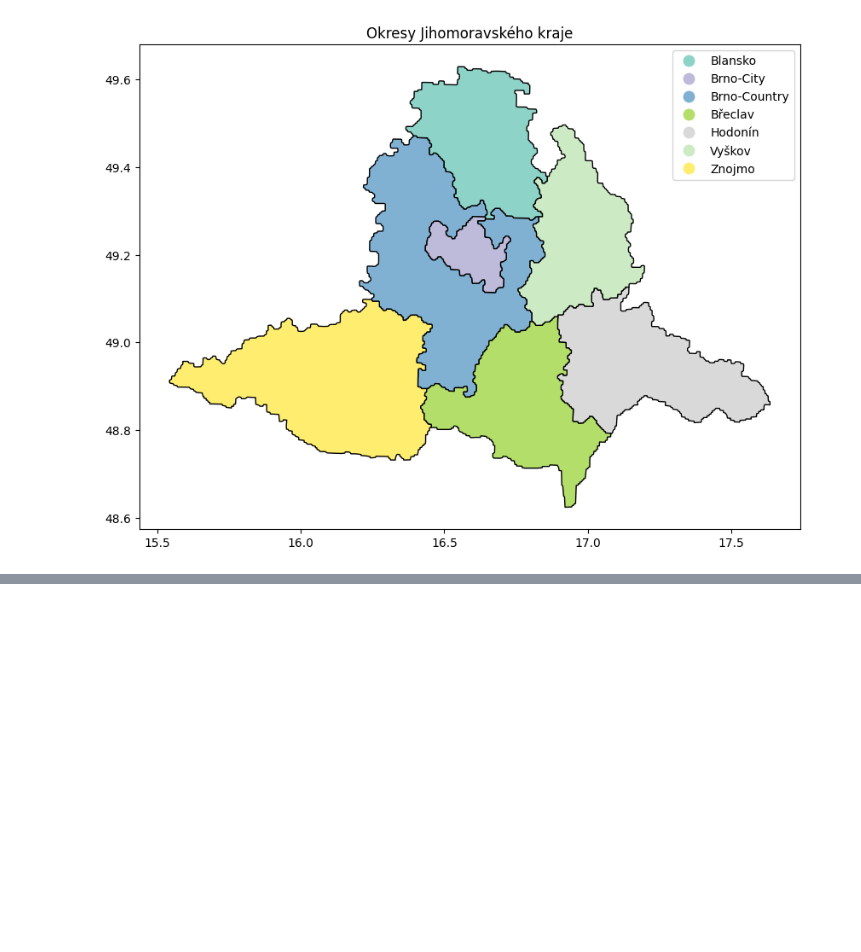
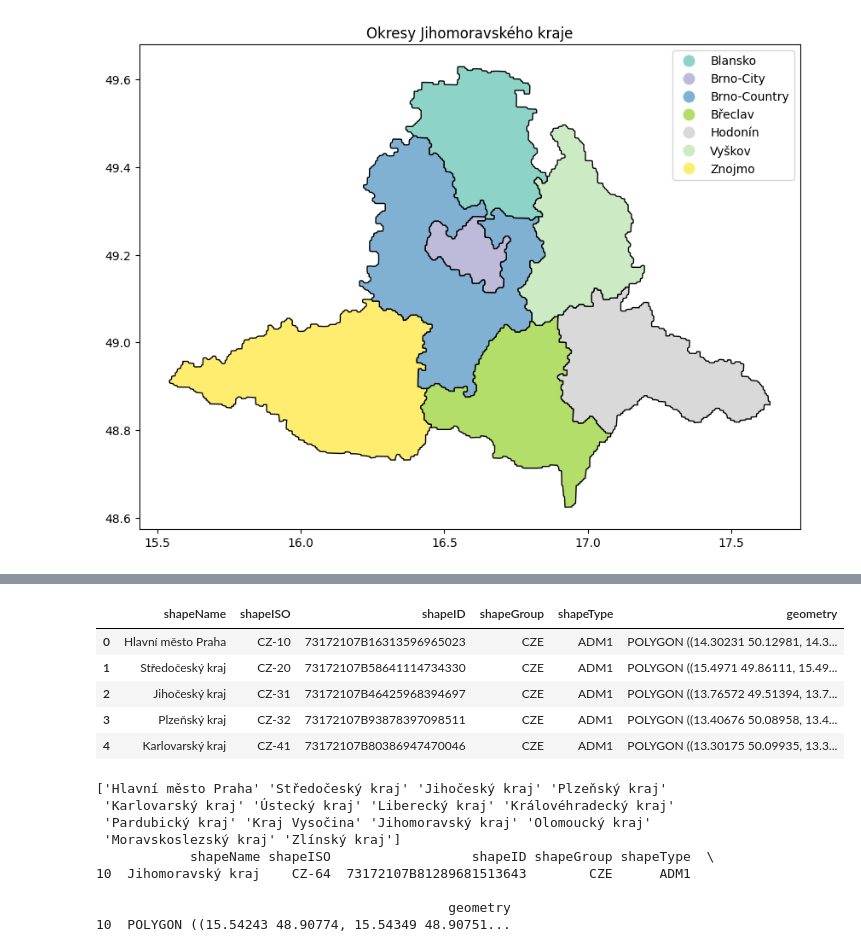
Before and after one commit to JanPelisek/dostupnost-JMK, a Jupyter notebook: rozpracovane.ipynb, the cells around one changed output, grey strips where cells are left out. Drawn from its saved outputs; the diff is of its cells as text; code cells hidden in the pictures; blank space fills up the shorter version.

```diff
--- a/rozpracovane.ipynb
+++ b/rozpracovane.ipynb
@@ -124,0 +122,29 @@ See: https://matplotlib.org/stable/tutorials/intermediate/legend_guide.html#impl
+# %%
+# API pro ADM1 v ČR (kraj).
+api_url_kraj = "https://www.geoboundaries.org/api/current/gbOpen/CZE/ADM1"
+hranice_kraj = requests.get(api_url_kraj)
+len(hranice_kraj.json())
+
+# Všechny okresy ČR, kontrola názvů
+kraje = gpd.read_file(hranice_kraj.json()['gjDownloadURL'])
+display(kraje.head())
+print(kraje["shapeName"].unique())
+
+jmk = kraje[kraje["shapeName"] == "Jihomoravský kraj"]
+print(jmk)
+# %% [output]
+|  | shapeName | shapeISO | shapeID | shapeGroup | shapeType | geometry |
+| 0 | Hlavní město Praha | CZ-10 | 73172107B16313596965023 | CZE | ADM1 | POLYGON ((14.30231 50.12981, 14.3... |
+| 1 | Středočeský kraj | CZ-20 | 73172107B58641114734330 | CZE | ADM1 | POLYGON ((15.4971 49.86111, 15.49... |
+| 2 | Jihočeský kraj | CZ-31 | 73172107B46425968394697 | CZE | ADM1 | POLYGON ((13.76572 49.51394, 13.7... |
+| 3 | Plzeňský kraj | CZ-32 | 73172107B93878397098511 | CZE | ADM1 | POLYGON ((13.40676 50.08958, 13.4... |
+| 4 | Karlovarský kraj | CZ-41 | 73172107B80386947470046 | CZE | ADM1 | POLYGON ((13.30175 50.09935, 13.3... |
+['Hlavní město Praha' 'Středočeský kraj' 'Jihočeský kraj' 'Plzeňský kraj'
+ 'Karlovarský kraj' 'Ústecký kraj' 'Liberecký kraj' 'Královéhradecký kraj'
+ 'Pardubický kraj' 'Kraj Vysočina' 'Jihomoravský kraj' 'Olomoucký kraj'
+ 'Moravskoslezský kraj' 'Zlínský kraj']
+            shapeName shapeISO                  shapeID shapeGroup shapeType  \
+10  Jihomoravský kraj    CZ-64  73172107B81289681513643        CZE      ADM1
+
+                                             geometry
+10  POLYGON ((15.54243 48.90774, 15.54349 48.90751...
```
Also changed, not shown: parts of 7 cells of this notebook.
